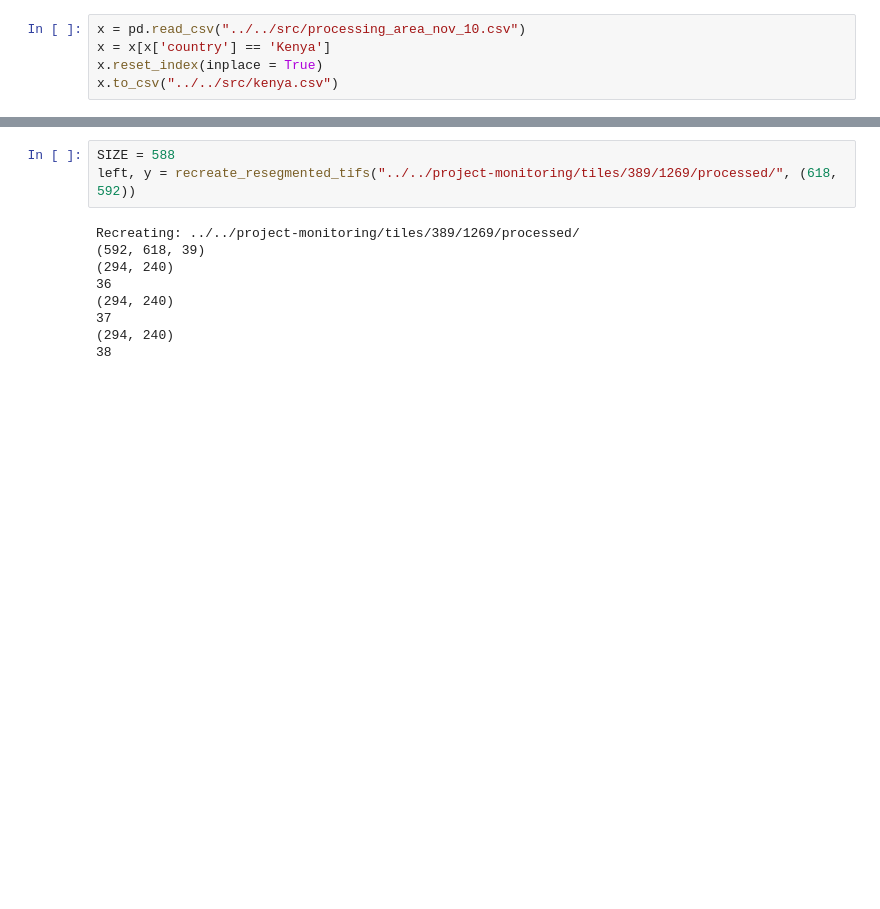
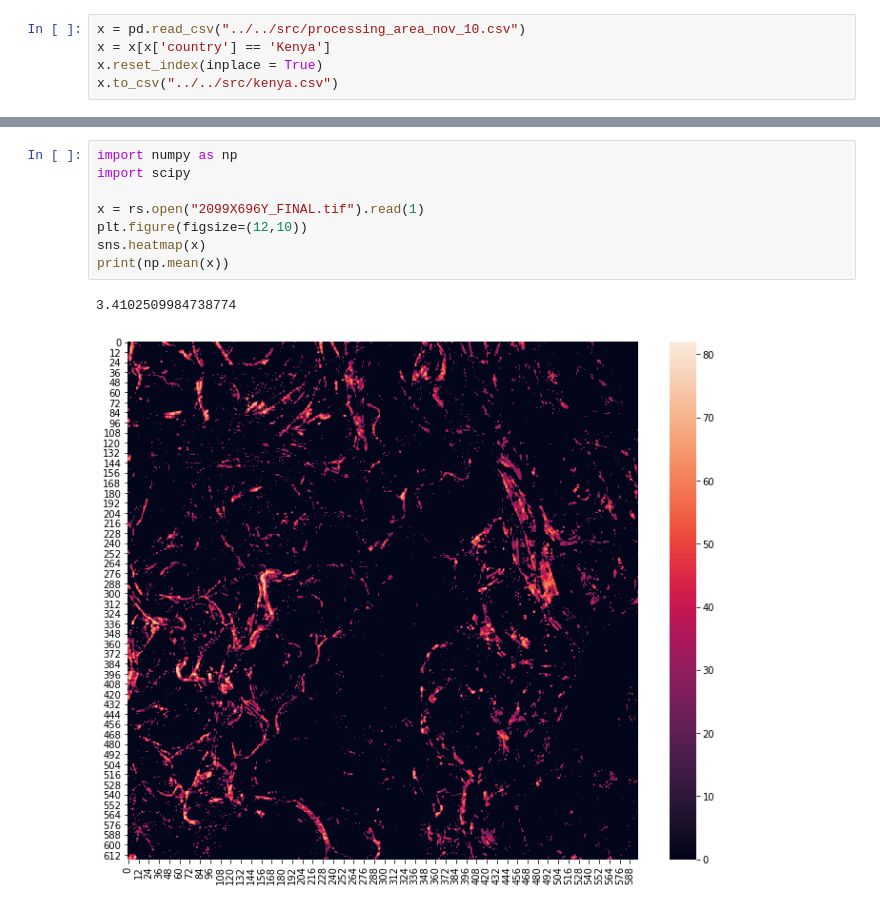
Before and after one commit to wri/sentinel-tree-cover, a Jupyter notebook: notebooks/analysis/blog analyses.ipynb, the cells around one changed output, grey strips where cells are left out. Drawn from its saved outputs; the diff is of its cells as text; blank space fills up the shorter version.

```diff
--- a/notebooks/analysis/blog analyses.ipynb
+++ b/notebooks/analysis/blog analyses.ipynb
@@ -259,12 +16,11 @@ def recreate_resegmented_tifs(out_folder: str, shape) -> np.ndarray:
-# %%
-SIZE = 588
-left, y = recreate_resegmented_tifs("../../project-monitoring/tiles/389/1269/processed/", (618, 592))
-# %% [output]
-Recreating: ../../project-monitoring/tiles/389/1269/processed/
-(592, 618, 39)
-(294, 240)
-36
-(294, 240)
-37
-(294, 240)
-38
+# %%
+import numpy as np
+import scipy
+
+x = rs.open("2099X696Y_FINAL.tif").read(1)
+plt.figure(figsize=(12,10))
+sns.heatmap(x)
+print(np.mean(x))
+# %% [output]
+3.4102509984738774
+[figure, added]
```
Also changed, not shown: parts of 10 cells of this notebook, 11 other files.
